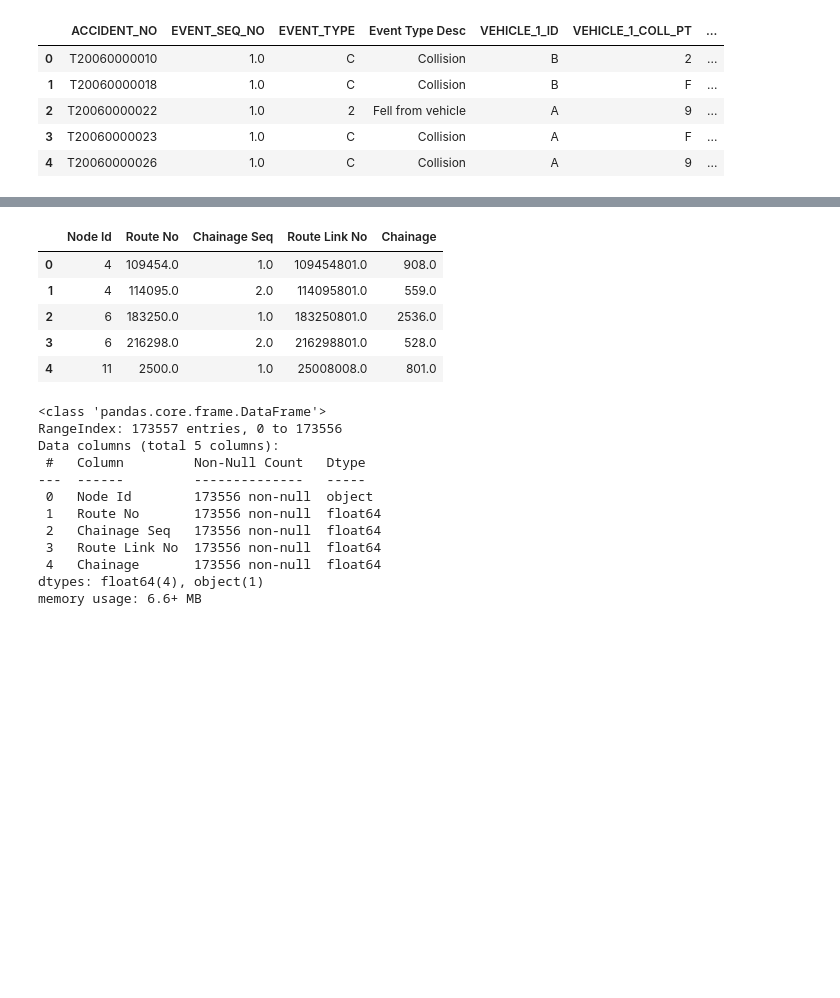
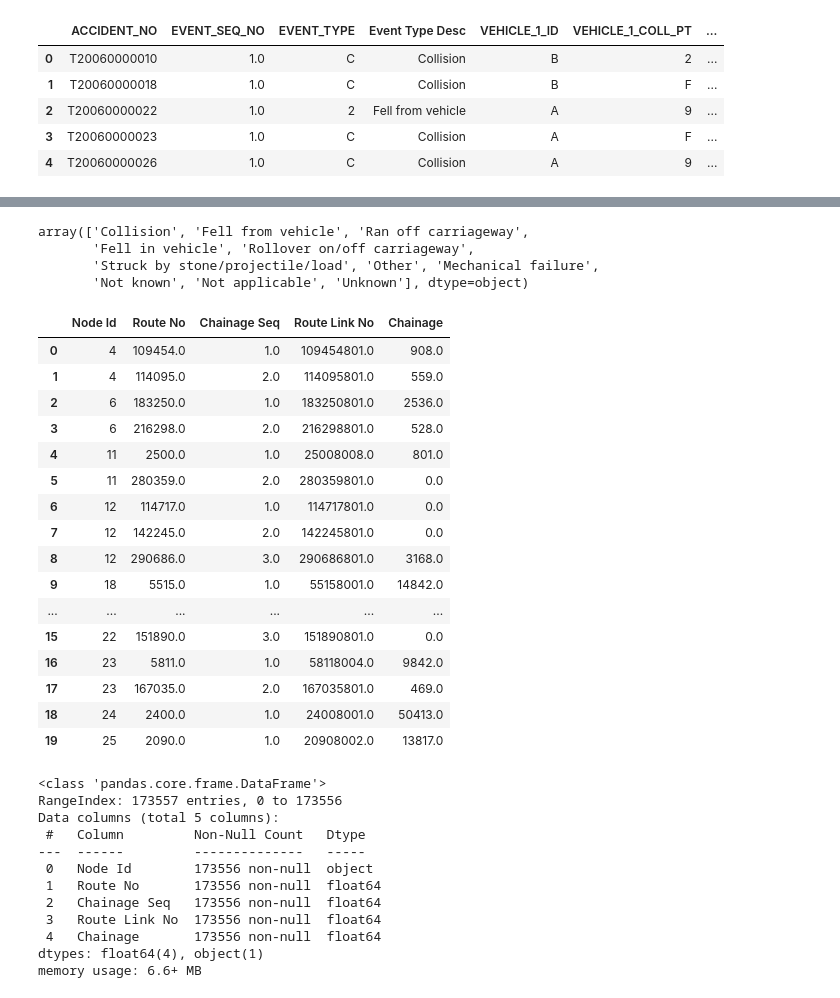
Before and after one commit to moloti/Accident-Prediction, a Jupyter notebook: notebook.ipynb, the cells around one changed output, grey strips where cells are left out. Cells and saved outputs as stored; diff of their text form; code cells hidden in the pictures; blank space fills up the shorter version.

```diff
--- a/notebook.ipynb
+++ b/notebook.ipynb
@@ -84,15 +107,37 @@ Data columns (total 13 columns):
  12  Object Type Desc        326638 non-null  object
 dtypes: float64(2), object(11)
 memory usage: 32.4+ MB
+# %%
+df_accident_event.EVENT_TYPE.unique()
+df_accident_event['Event Type Desc'].unique()
+df_accident_event.drop(columns=['EVENT_SEQ_NO', 'Event Type Desc', 'Vehicle 1 Coll Pt Desc', 'VEHICLE_1_ID', 'VEHICLE_2_ID', 'VEHICLE_2_COLL_PT', 'VEHICLE_1_COLL_PT', 'Vehicle 2 Coll Pt Desc', 'PERSON_ID', 'OBJECT_TYPE', 'Object Type Desc'])
+
+# Use Columns ['EVENT_TYPE']
+# %% [output]
+array(['Collision', 'Fell from vehicle', 'Ran off carriageway',
+       'Fell in vehicle', 'Rollover on/off carriageway',
+       'Struck by stone/projectile/load', 'Other', 'Mechanical failure',
+       'Not known', 'Not applicable', 'Unknown'], dtype=object)
 # %%
-df_accident_chainage.head()
+df_accident_chainage.head(20)
 # %% [output]
 |  | Node Id | Route No | Chainage Seq | Route Link No | Chainage |
 | 0 | 4 | 109454.0 | 1.0 | 109454801.0 | 908.0 |
 | 1 | 4 | 114095.0 | 2.0 | 114095801.0 | 559.0 |
 | 2 | 6 | 183250.0 | 1.0 | 183250801.0 | 2536.0 |
 | 3 | 6 | 216298.0 | 2.0 | 216298801.0 | 528.0 |
 | 4 | 11 | 2500.0 | 1.0 | 25008008.0 | 801.0 |
+| 5 | 11 | 280359.0 | 2.0 | 280359801.0 | 0.0 |
+| 6 | 12 | 114717.0 | 1.0 | 114717801.0 | 0.0 |
+| 7 | 12 | 142245.0 | 2.0 | 142245801.0 | 0.0 |
+| 8 | 12 | 290686.0 | 3.0 | 290686801.0 | 3168.0 |
+| 9 | 18 | 5515.0 | 1.0 | 55158001.0 | 14842.0 |
+| ... | ... | ... | ... | ... | ... |
+| 15 | 22 | 151890.0 | 3.0 | 151890801.0 | 0.0 |
+| 16 | 23 | 5811.0 | 1.0 | 58118004.0 | 9842.0 |
+| 17 | 23 | 167035.0 | 2.0 | 167035801.0 | 469.0 |
+| 18 | 24 | 2400.0 | 1.0 | 24008001.0 | 50413.0 |
+| 19 | 25 | 2090.0 | 1.0 | 20908002.0 | 13817.0 |
 # %%
 df_accident_chainage.info()
 # %% [output]
```
Also changed, not shown: parts of 5 cells of this notebook.
